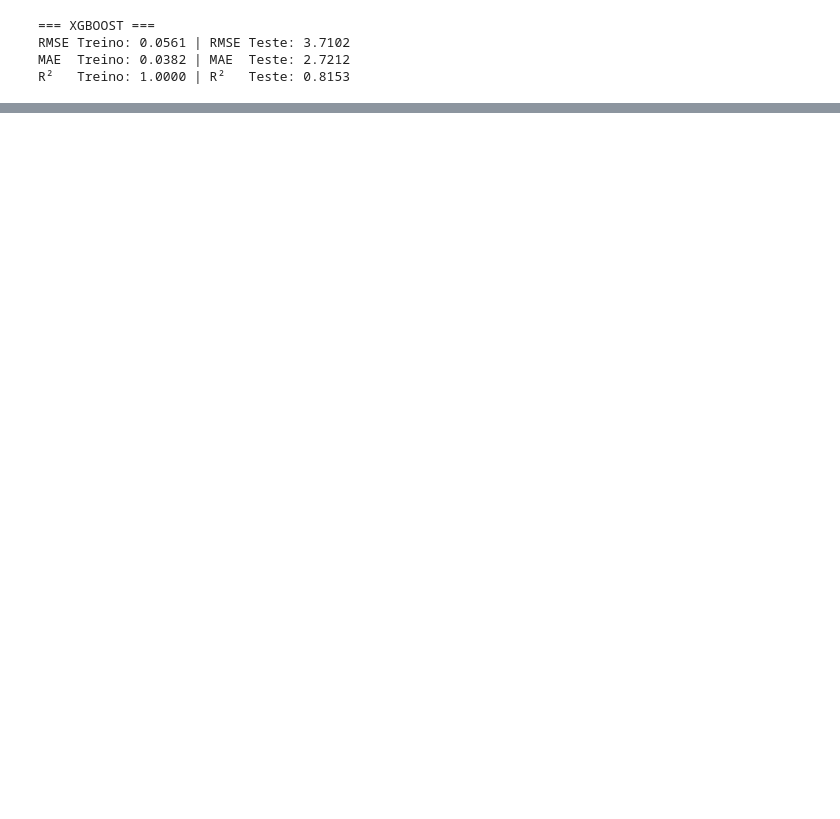
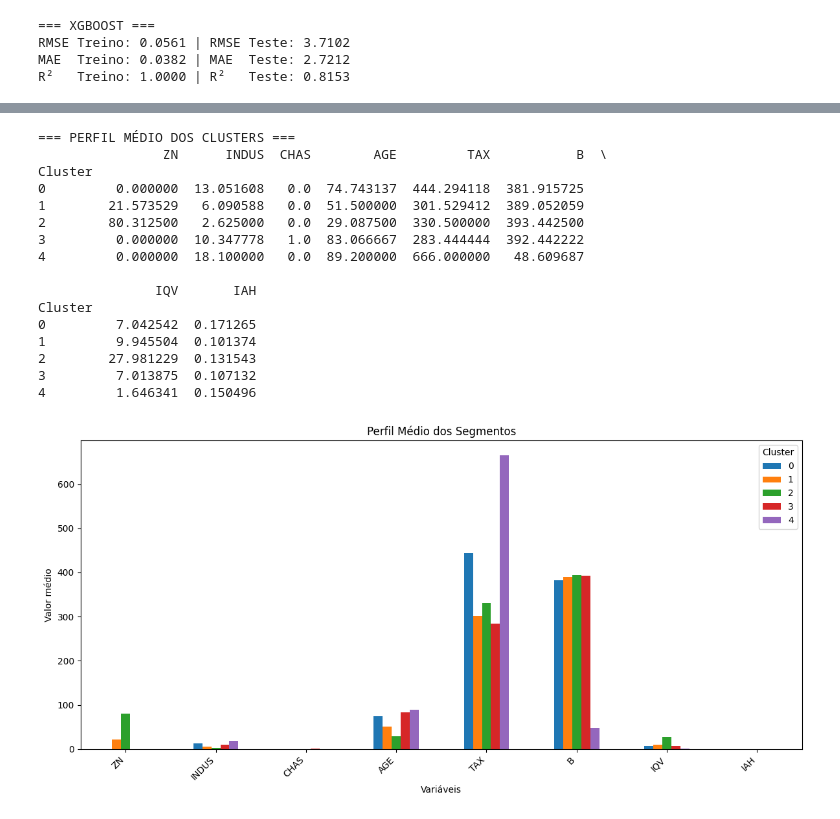
Before and after one commit to NatachaZhang/projeto-cdg-grupo7, a Jupyter notebook: notebooks/2.0_modelacao_treino.ipynb, the cells around one changed output, grey strips where cells are left out. Cells and saved outputs as stored; diff of their text form; code cells hidden in the pictures; blank space fills up the shorter version.

```diff
--- a/notebooks/2.0_modelacao_treino.ipynb
+++ b/notebooks/2.0_modelacao_treino.ipynb
@@ -314,0 +739,46 @@ Random Forest     1.662248    3.588352    1.143031   2.547961   0.968565  0.8271
+# %%
+# 12) PERFIL DOS SEGMENTOS
+# =========================================================
+profile_df = pd.DataFrame()
+for transformed_col in selected_features:
+    base_name = feature_origin_map[transformed_col]
+    if base_name in df.columns:
+        profile_df[base_name] = df[base_name]
+    else:
+        profile_df[transformed_col] = df[transformed_col]
+
+profile_df["Cluster"] = final_labels
+
+# remover ruído do DBSCAN na perfilagem, se existir
+profile_df_valid = profile_df[profile_df["Cluster"] != -1].copy()
+
+cluster_profile = profile_df_valid.groupby("Cluster").mean(numeric_only=True)
+print("\n=== PERFIL MÉDIO DOS CLUSTERS ===")
+print(cluster_profile)
+
+cluster_profile.T.plot(kind="bar", figsize=(12, 6))
+plt.title("Perfil Médio dos Segmentos")
+plt.xlabel("Variáveis")
+plt.ylabel("Valor médio")
+plt.xticks(rotation=45, ha="right")
+plt.tight_layout()
+plt.savefig(f"{FIG_DIR}/perfil_segmentos.png", dpi=300)
+plt.show()
+# %% [output]
+=== PERFIL MÉDIO DOS CLUSTERS ===
+                ZN      INDUS  CHAS        AGE         TAX           B  \
+Cluster
+0         0.000000  13.051608   0.0  74.743137  444.294118  381.915725
+1        21.573529   6.090588   0.0  51.500000  301.529412  389.052059
+2        80.312500   2.625000   0.0  29.087500  330.500000  393.442500
+3         0.000000  10.347778   1.0  83.066667  283.444444  392.442222
+4         0.000000  18.100000   0.0  89.200000  666.000000   48.609687
+
+               IQV       IAH
+Cluster
+0         7.042542  0.171265
+1         9.945504  0.101374
+2        27.981229  0.131543
+3         7.013875  0.107132
+4         1.646341  0.150496
+[figure, added]
```
Also changed, not shown: parts of 32 cells of this notebook.
